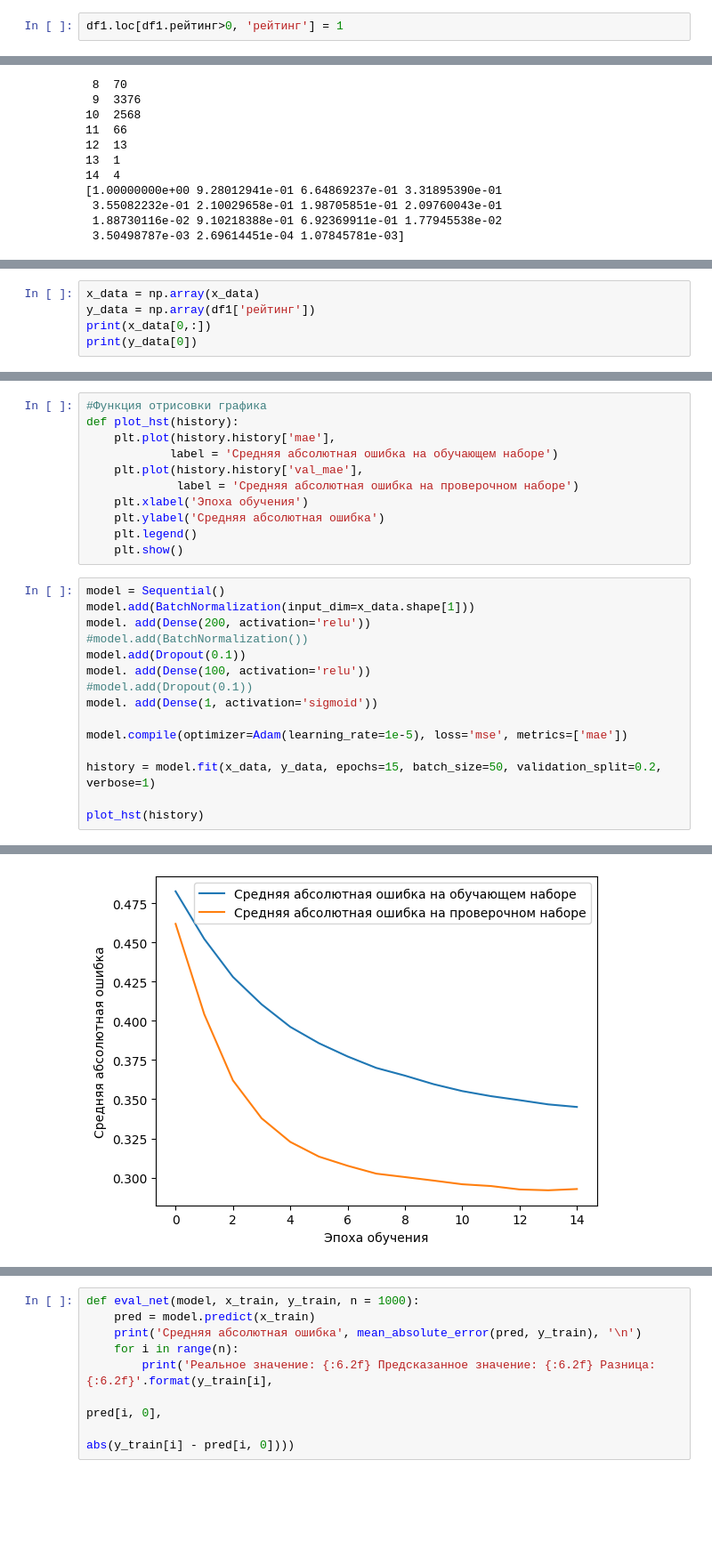
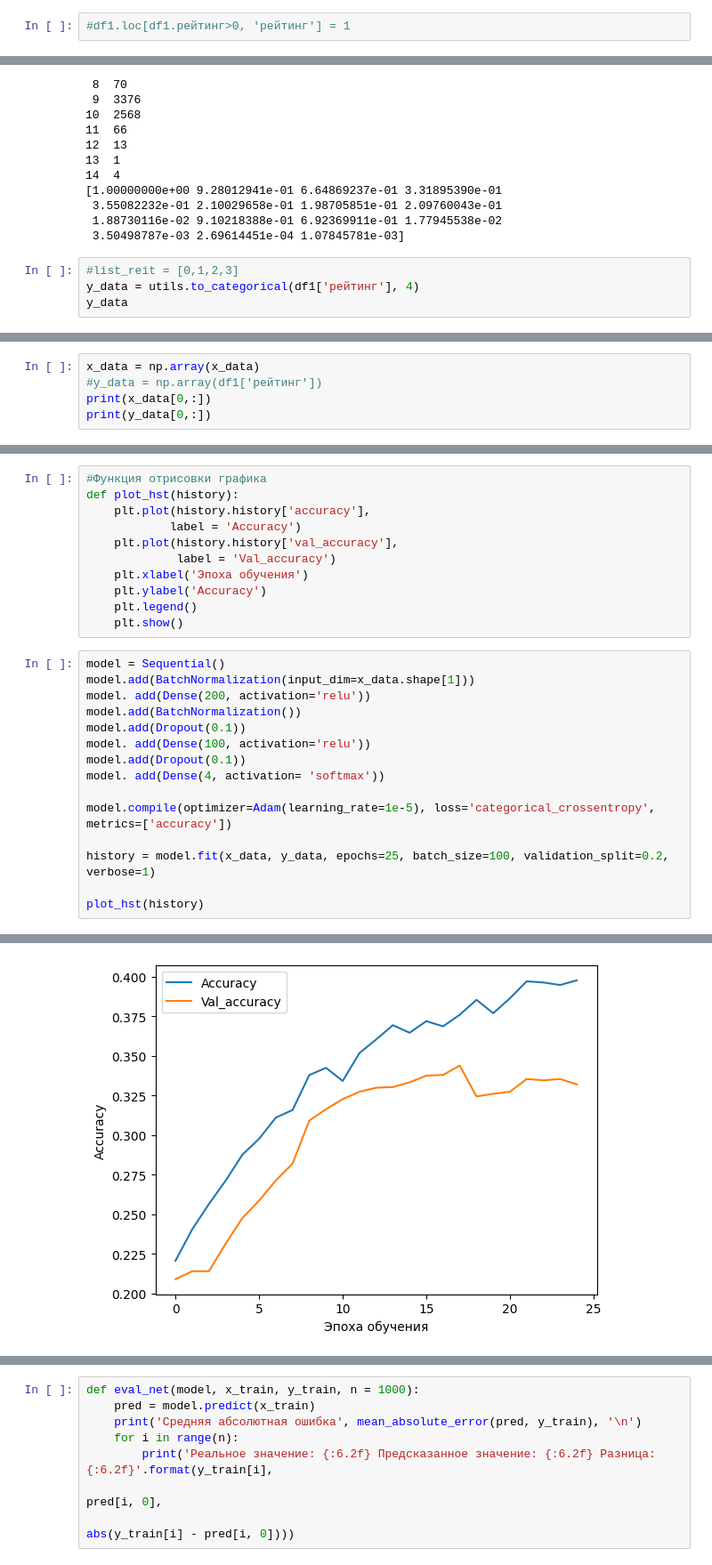
Before and after one commit to Untick/Usedesk, a Jupyter notebook: Vishnyakov Dmitry/Стажировка.ipynb, the cells around one changed output, grey strips where cells are left out. Shown at 89% size. Drawn from its saved outputs; the diff is of its cells as text; blank space fills up the shorter version.

```diff
--- a/Vishnyakov Dmitry/Стажировка.ipynb
+++ b/Vishnyakov Dmitry/Стажировка.ipynb
@@ -76,7 +76,7 @@ Index(['всего', 'есть ответ', 'закрыт', 'nps', 'email', 'use
 ['всего', 'есть ответ', 'закрыт', 'nps', 'email', 'usedesk_chat', 'telegram', 'whatsapp', 'fb_instagram', 'question', 'medium', 'правила_dist', 'licens', 'бз', 'бз_ст']
 15
 # %%
-df1.loc[df1.рейтинг>0, 'рейтинг'] = 1
+#df1.loc[df1.рейтинг>0, 'рейтинг'] = 1
 # %%
 df1.head()
 # %% [output]
@@ -168,3 +168,7 @@ print(x_data[0,:])
  3.55082232e-01 2.10029658e-01 1.98705851e-01 2.09760043e-01
  1.88730116e-02 9.10218388e-01 6.92369911e-01 1.77945538e-02
  3.50498787e-03 2.69614451e-04 1.07845781e-03]
+# %%
+#list_reit = [0,1,2,3]
+y_data = utils.to_categorical(df1['рейтинг'], 4)
+y_data
@@ -171,8 +183,8 @@ print(x_data[0,:])
 # %%
 x_data = np.array(x_data)
-y_data = np.array(df1['рейтинг'])
+#y_data = np.array(df1['рейтинг'])
 print(x_data[0,:])
-print(y_data[0])
+print(y_data[0,:])
 # %% [output]
 [1.00000000e+00 9.28012941e-01 6.64869237e-01 3.31895390e-01
  3.55082232e-01 2.10029658e-01 1.98705851e-01 2.09760043e-01
@@ -182,27 +194,27 @@ print(y_data[0])
 # %%
 #Функция отрисовки графика
 def plot_hst(history):
-    plt.plot(history.history['mae'],
-            label = 'Средняя абсолютная ошибка на обучающем наборе')
-    plt.plot(history.history['val_mae'],
-             label = 'Средняя абсолютная ошибка на проверочном наборе')
+    plt.plot(history.history['accuracy'],
+            label = 'Accuracy')
+    plt.plot(history.history['val_accuracy'],
+             label = 'Val_accuracy')
     plt.xlabel('Эпоха обучения')
-    plt.ylabel('Средняя абсолютная ошибка')
+    plt.ylabel('Accuracy')
     plt.legend()
     plt.show()
 # %%
 model = Sequential()
 model.add(BatchNormalization(input_dim=x_data.shape[1]))
 model. add(Dense(200, activation='relu'))
-#model.add(BatchNormalization())
+model.add(BatchNormalization())
 model.add(Dropout(0.1))
 model. add(Dense(100, activation='relu'))
-#model.add(Dropout(0.1))
-model. add(Dense(1, activation='sigmoid'))
+model.add(Dropout(0.1))
+model. add(Dense(4, activation= 'softmax'))
 
-model.compile(optimizer=Adam(learning_rate=1e-5), loss='mse', metrics=['mae'])
+model.compile(optimizer=Adam(learning_rate=1e-5), loss='categorical_crossentropy', metrics=['accuracy'])
 
-history = model.fit(x_data, y_data, epochs=15, batch_size=50, validation_split=0.2, verbose=1)
+history = model.fit(x_data, y_data, epochs=25, batch_size=100, validation_split=0.2, verbose=1)
 
 plot_hst(history)
 # %% [output]
@@ -226,4 +238,4 @@ Epoch 15/15
-[figure, old version]
+[figure, new version]
 # %%
 pred = model.predict(x_data)
 
```
Also changed, not shown: parts of 7 cells of this notebook.
